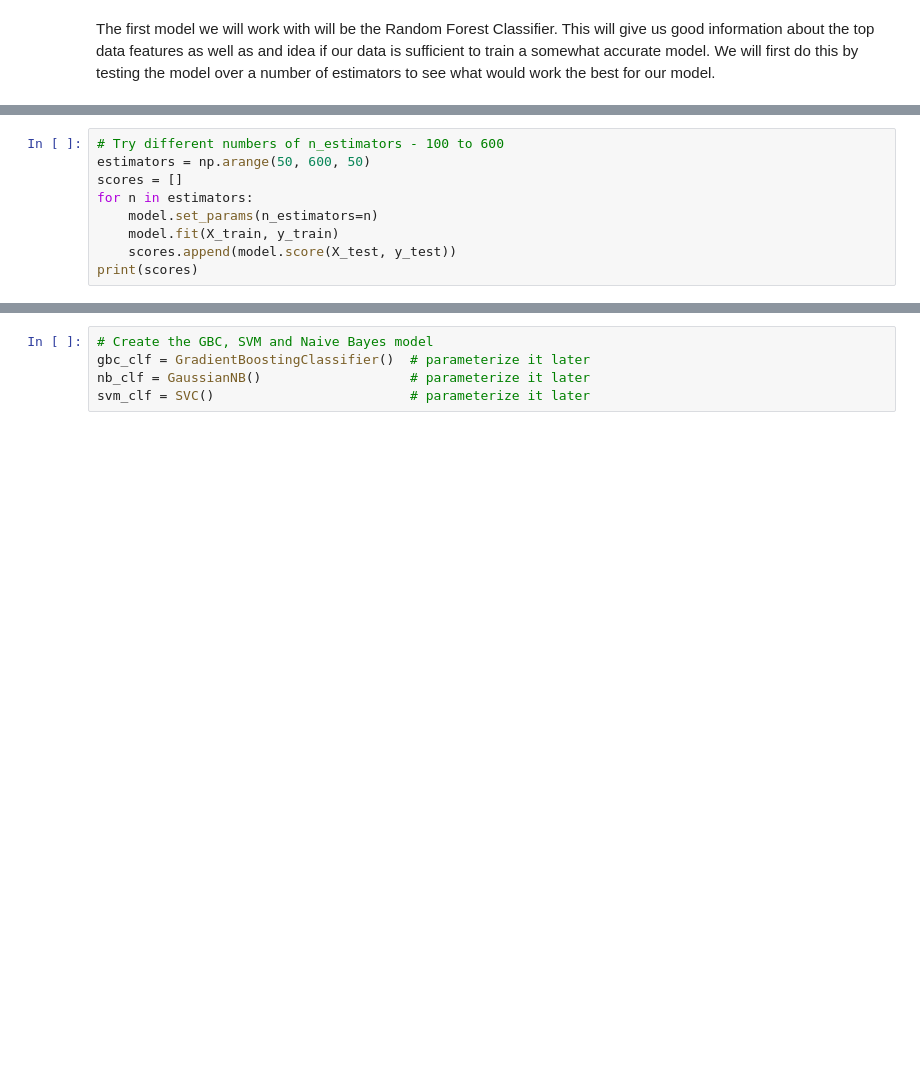
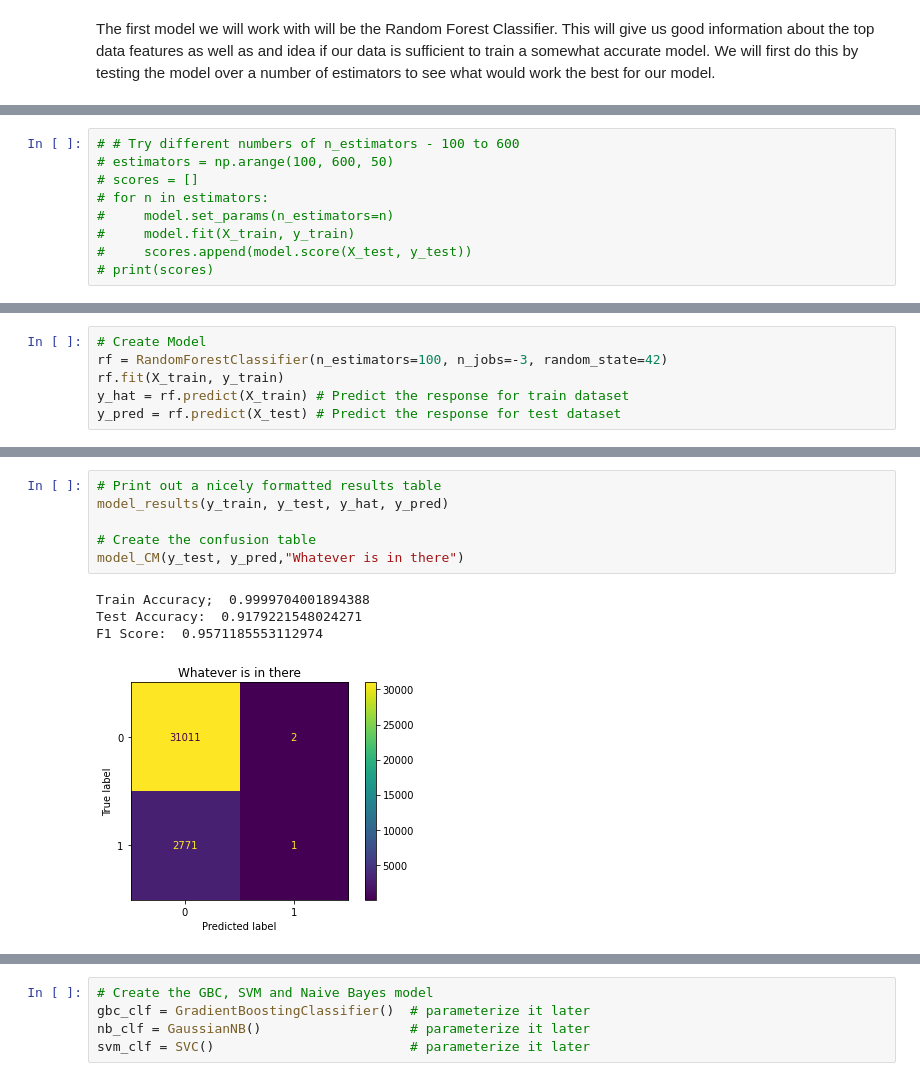
Before and after one commit to Lyfae/AAI-510-Final, a Jupyter notebook: AAI_510_FinalProject_DataCleaning.ipynb, the cells around one changed output, grey strips where cells are left out. Saved outputs shown, nothing was run; the diff lists cells and outputs as text; blank space fills up the shorter version.

```diff
--- a/AAI_510_FinalProject_DataCleaning.ipynb
+++ b/AAI_510_FinalProject_DataCleaning.ipynb
@@ -277,9 +273,9 @@ model = RandomForestClassifier()
 # %%
-# Try different numbers of n_estimators - 100 to 600
-estimators = np.arange(50, 600, 50)
-scores = []
-for n in estimators:
-    model.set_params(n_estimators=n)
-    model.fit(X_train, y_train)
-    scores.append(model.score(X_test, y_test))
-print(scores)
+# # Try different numbers of n_estimators - 100 to 600
+# estimators = np.arange(100, 600, 50)
+# scores = []
+# for n in estimators:
+#     model.set_params(n_estimators=n)
+#     model.fit(X_train, y_train)
+#     scores.append(model.score(X_test, y_test))
+# print(scores)
@@ -287,0 +290,6 @@ print(scores)
+# %%
+# Create Model
+rf = RandomForestClassifier(n_estimators=100, n_jobs=-3, random_state=42)
+rf.fit(X_train, y_train)
+y_hat = rf.predict(X_train) # Predict the response for train dataset
+y_pred = rf.predict(X_test) # Predict the response for test dataset
@@ -287,0 +334,11 @@ print(scores)
+# %%
+# Print out a nicely formatted results table
+model_results(y_train, y_test, y_hat, y_pred)
+
+# Create the confusion table
+model_CM(y_test, y_pred,"Whatever is in there")
+# %% [output]
+Train Accuracy;  0.9999704001894388
+Test Accuracy:  0.9179221548024271
+F1 Score:  0.9571185553112974
+[figure, added]
```
Also changed, not shown: parts of 22 cells of this notebook.
